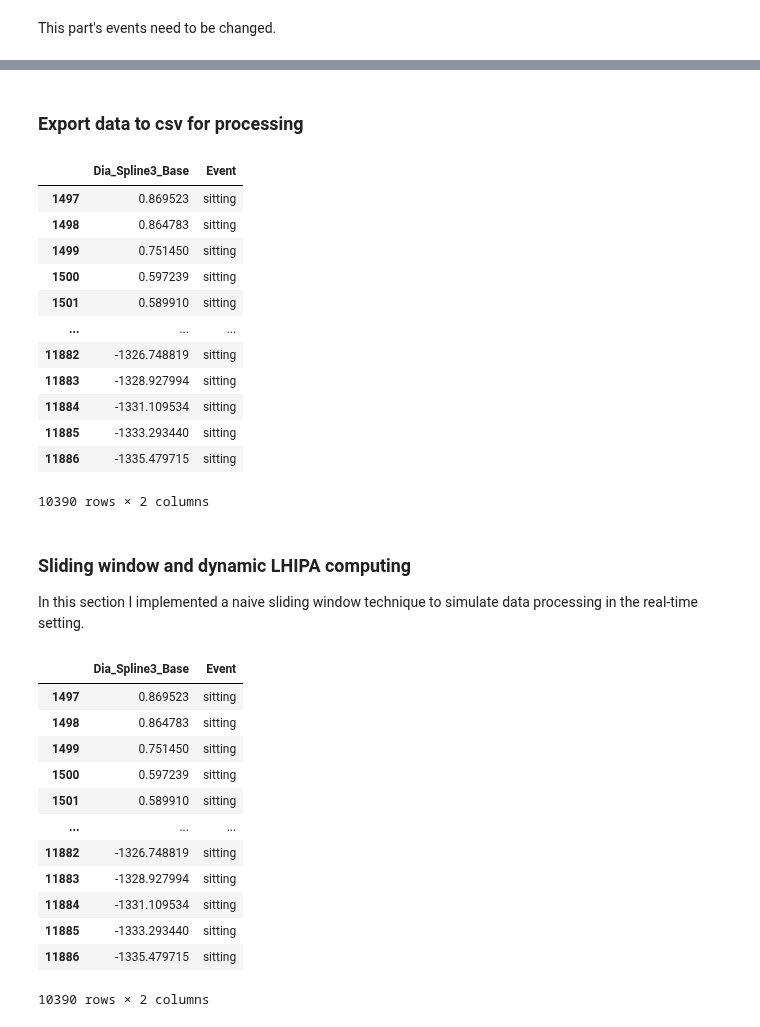
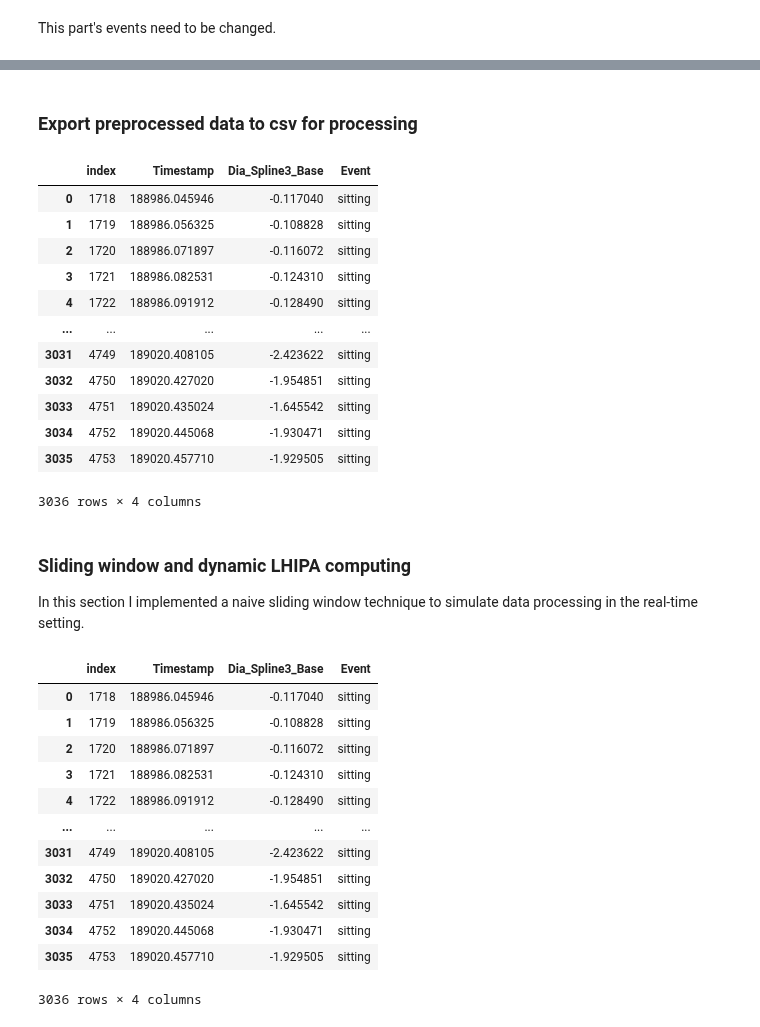
Before and after one commit to BaiYunpeng1949/mobile-eye-computing, a Jupyter notebook: ProcessDataNTestAlgorithm/PupilCompuingPipeline.ipynb, the cells around one changed output, grey strips where cells are left out. Cells and saved outputs as stored; diff of their text form; code cells hidden in the pictures.

```diff
--- a/ProcessDataNTestAlgorithm/PupilCompuingPipeline.ipynb
+++ b/ProcessDataNTestAlgorithm/PupilCompuingPipeline.ipynb
@@ -351,26 +351,29 @@ df_diameter_sitting
 # %% [markdown]
-### Export data to csv for processing
+### Export preprocessed data to csv for processing
 # %%
 # df_export = df_baseline_corr[['Dia_Spline3_Base', 'Event']].copy()
-df_export = df_diameter_sitting[['Dia_Spline3_Base', 'Event']].copy()
+df_export = df_diameter_sitting[['Timestamp', 'Dia_Spline3_Base', 'Event']].copy()
 
 # Get rid of the nan values.
 df_export = df_export.dropna()
+
+# Reset index for we dropped off some items in the dataframe.
+df_export = df_export.reset_index()
 df_export
 # %% [output]
-|  | Dia_Spline3_Base | Event |
-| 1497 | 0.869523 | sitting |
-| 1498 | 0.864783 | sitting |
-| 1499 | 0.751450 | sitting |
-| 1500 | 0.597239 | sitting |
-| 1501 | 0.589910 | sitting |
-| ... | ... | ... |
-| 11882 | -1326.748819 | sitting |
-| 11883 | -1328.927994 | sitting |
-| 11884 | -1331.109534 | sitting |
-| 11885 | -1333.293440 | sitting |
-| 11886 | -1335.479715 | sitting |
+|  | index | Timestamp | Dia_Spline3_Base | Event |
+| 0 | 1718 | 188986.045946 | -0.117040 | sitting |
+| 1 | 1719 | 188986.056325 | -0.108828 | sitting |
+| 2 | 1720 | 188986.071897 | -0.116072 | sitting |
+| 3 | 1721 | 188986.082531 | -0.124310 | sitting |
+| 4 | 1722 | 188986.091912 | -0.128490 | sitting |
+| ... | ... | ... | ... | ... |
+| 3031 | 4749 | 189020.408105 | -2.423622 | sitting |
+| 3032 | 4750 | 189020.427020 | -1.954851 | sitting |
+| 3033 | 4751 | 189020.435024 | -1.645542 | sitting |
+| 3034 | 4752 | 189020.445068 | -1.930471 | sitting |
+| 3035 | 4753 | 189020.457710 | -1.929505 | sitting |
-10390 rows × 2 columns
+3036 rows × 4 columns
 # %%
 # Export data.
 file_name = read_left_file_path.split('/')[-2:]
@@ -407,16 +410,16 @@ df_rolling = df_export.copy()
 # %%
 df_rolling
 # %% [output]
-|  | Dia_Spline3_Base | Event |
-| 1497 | 0.869523 | sitting |
-| 1498 | 0.864783 | sitting |
-| 1499 | 0.751450 | sitting |
-| 1500 | 0.597239 | sitting |
-| 1501 | 0.589910 | sitting |
-| ... | ... | ... |
-| 11882 | -1326.748819 | sitting |
-| 11883 | -1328.927994 | sitting |
-| 11884 | -1331.109534 | sitting |
-| 11885 | -1333.293440 | sitting |
-| 11886 | -1335.479715 | sitting |
+|  | index | Timestamp | Dia_Spline3_Base | Event |
+| 0 | 1718 | 188986.045946 | -0.117040 | sitting |
+| 1 | 1719 | 188986.056325 | -0.108828 | sitting |
+| 2 | 1720 | 188986.071897 | -0.116072 | sitting |
+| 3 | 1721 | 188986.082531 | -0.124310 | sitting |
+| 4 | 1722 | 188986.091912 | -0.128490 | sitting |
+| ... | ... | ... | ... | ... |
+| 3031 | 4749 | 189020.408105 | -2.423622 | sitting |
+| 3032 | 4750 | 189020.427020 | -1.954851 | sitting |
+| 3033 | 4751 | 189020.435024 | -1.645542 | sitting |
+| 3034 | 4752 | 189020.445068 | -1.930471 | sitting |
+| 3035 | 4753 | 189020.457710 | -1.929505 | sitting |
-10390 rows × 2 columns
+3036 rows × 4 columns
```
Also changed, not shown: parts of 24 cells of this notebook, 20 other files.
